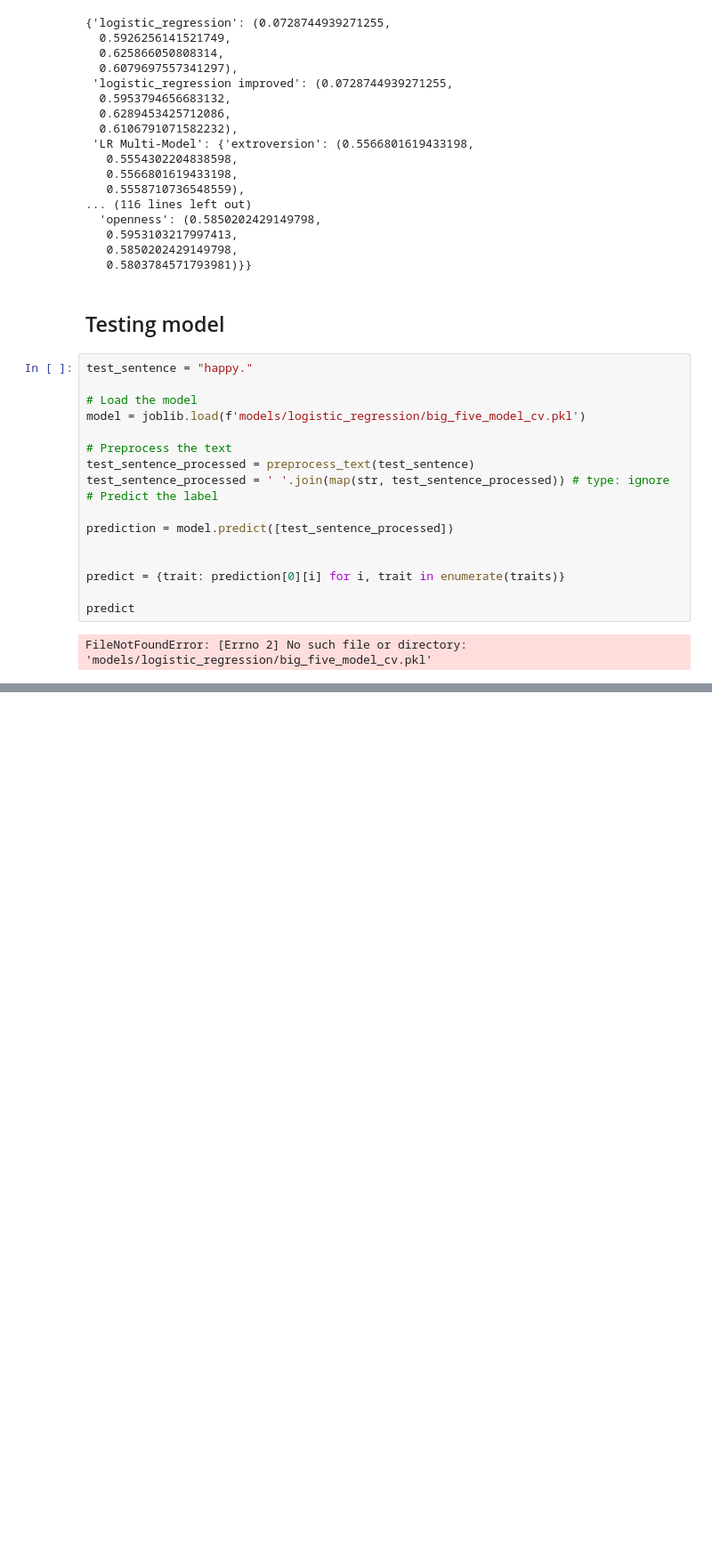
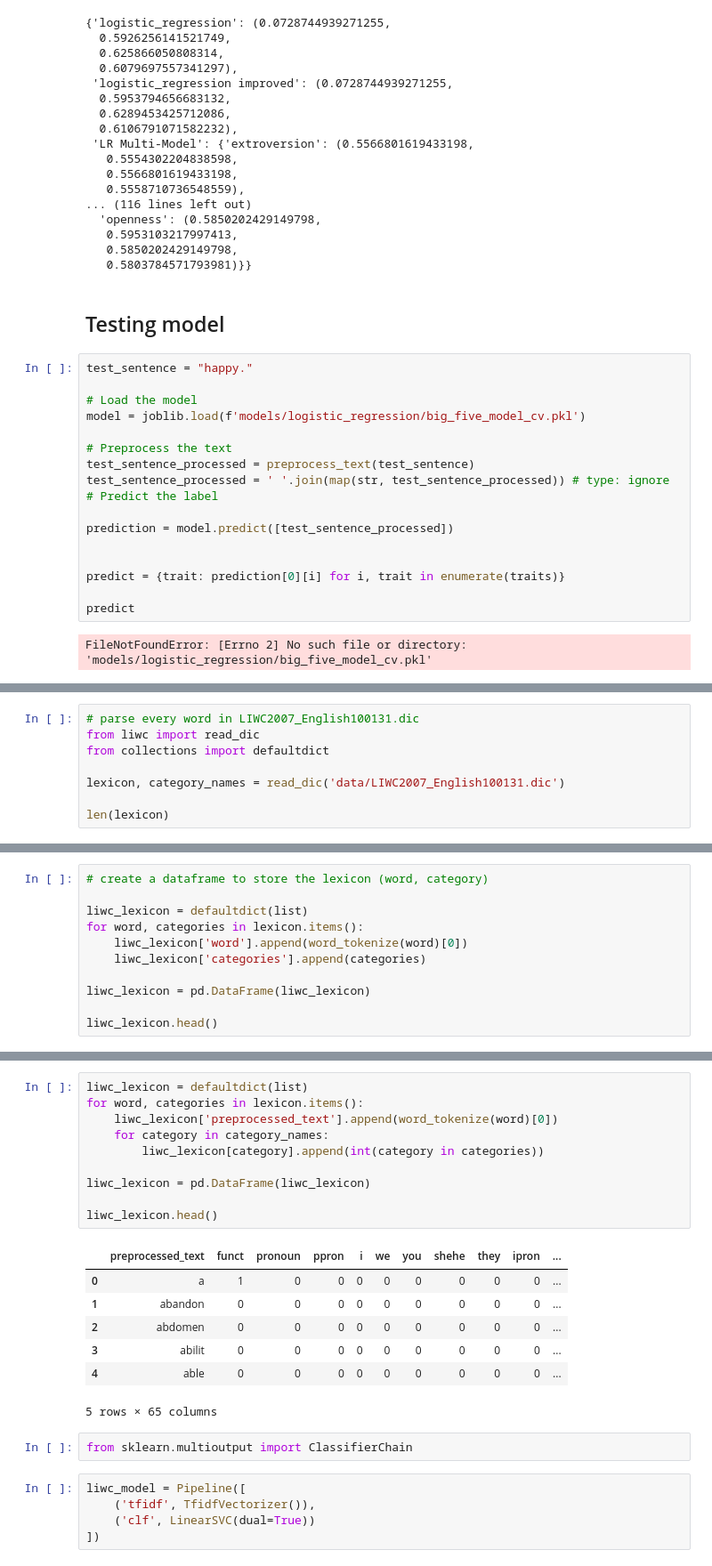
Before and after one commit to jessedoka/LCT, a Jupyter notebook: text_analysis.ipynb, the cells around one changed output, grey strips where cells are left out. Shown at 89% size. Cells and saved outputs as stored; diff of their text form; blank space fills up the shorter version.

Commit message:
creating multiple models.

```diff
--- a/text_analysis.ipynb
+++ b/text_analysis.ipynb
@@ -541,0 +549,8 @@ FileNotFoundError: [Errno 2] No such file or directory: 'models/logistic_regress
+# %%
+# parse every word in LIWC2007_English100131.dic
+from liwc import read_dic
+from collections import defaultdict
+
+lexicon, category_names = read_dic('data/LIWC2007_English100131.dic')
+
+len(lexicon)
@@ -541,0 +559,11 @@ FileNotFoundError: [Errno 2] No such file or directory: 'models/logistic_regress
+# %%
+# create a dataframe to store the lexicon (word, category)
+
+liwc_lexicon = defaultdict(list)
+for word, categories in lexicon.items():
+    liwc_lexicon['word'].append(word_tokenize(word)[0])
+    liwc_lexicon['categories'].append(categories)
+
+liwc_lexicon = pd.DataFrame(liwc_lexicon)
+
+liwc_lexicon.head()
@@ -541,0 +577,25 @@ FileNotFoundError: [Errno 2] No such file or directory: 'models/logistic_regress
+# %%
+liwc_lexicon = defaultdict(list)
+for word, categories in lexicon.items():
+    liwc_lexicon['preprocessed_text'].append(word_tokenize(word)[0])
+    for category in category_names:
+        liwc_lexicon[category].append(int(category in categories))
+
+liwc_lexicon = pd.DataFrame(liwc_lexicon)
+
+liwc_lexicon.head()
+# %% [output]
+|  | preprocessed_text | funct | pronoun | ppron | i | we | you | shehe | they | ipron | ... |
+| 0 | a | 1 | 0 | 0 | 0 | 0 | 0 | 0 | 0 | 0 | ... |
+| 1 | abandon | 0 | 0 | 0 | 0 | 0 | 0 | 0 | 0 | 0 | ... |
+| 2 | abdomen | 0 | 0 | 0 | 0 | 0 | 0 | 0 | 0 | 0 | ... |
+| 3 | abilit | 0 | 0 | 0 | 0 | 0 | 0 | 0 | 0 | 0 | ... |
+| 4 | able | 0 | 0 | 0 | 0 | 0 | 0 | 0 | 0 | 0 | ... |
+5 rows × 65 columns
+# %%
+from sklearn.multioutput import ClassifierChain
+# %%
+liwc_model = Pipeline([
+    ('tfidf', TfidfVectorizer()),
+    ('clf', LinearSVC(dual=True))
+])
```
Also changed, not shown: parts of 10 cells of this notebook.
